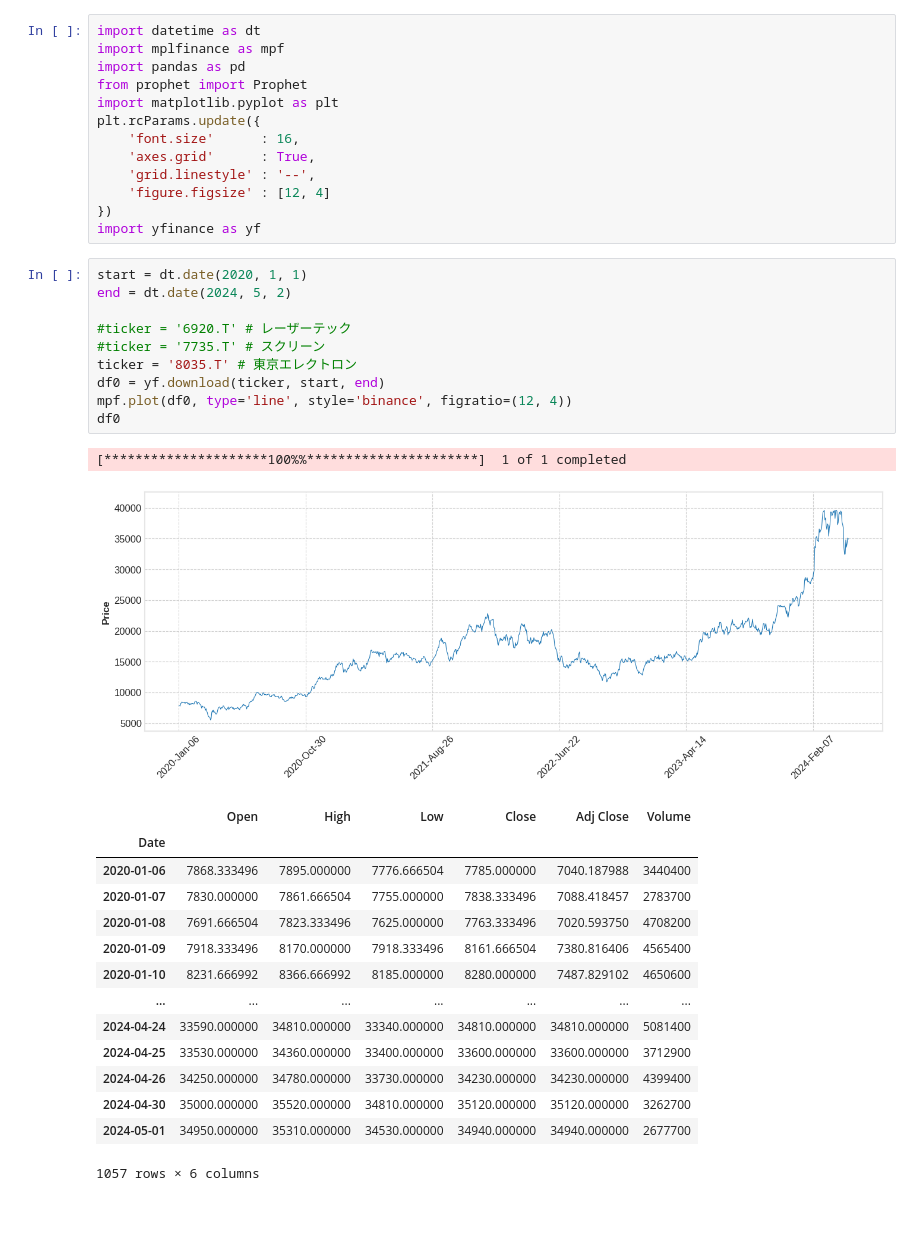
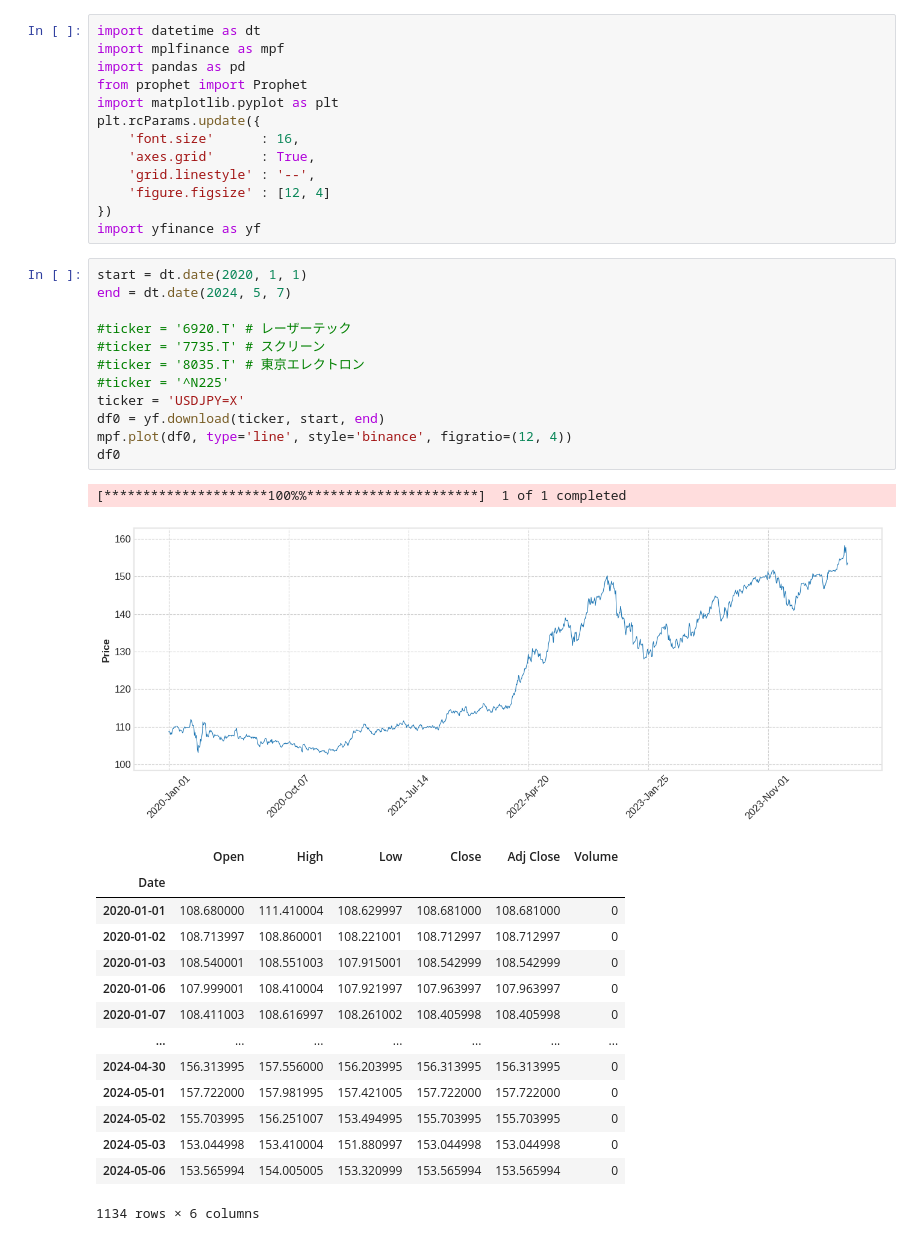
Before and after one commit to bitwalk123/stock-explorer, a Jupyter notebook: jupyter/trend_analysis_10.ipynb, the cells around one changed output. Cells and saved outputs as stored; diff of their text form; blank space fills up the shorter version.

```diff
--- a/jupyter/trend_analysis_10.ipynb
+++ b/jupyter/trend_analysis_10.ipynb
@@ -13,31 +13,33 @@ plt.rcParams.update({
 import yfinance as yf
 # %%
 start = dt.date(2020, 1, 1)
-end = dt.date(2024, 5, 2)
+end = dt.date(2024, 5, 7)
 
 #ticker = '6920.T' # レーザーテック
 #ticker = '7735.T' # スクリーン
-ticker = '8035.T' # 東京エレクトロン
+#ticker = '8035.T' # 東京エレクトロン
+#ticker = '^N225'
+ticker = 'USDJPY=X'
 df0 = yf.download(ticker, start, end)
 mpf.plot(df0, type='line', style='binance', figratio=(12, 4))
 df0
 # %% [output]
 [*********************100%%**********************]  1 of 1 completed
-[figure, old version]
+[figure, new version]
 |  | Open | High | Low | Close | Adj Close | Volume |
 | Date |  |  |  |  |  |  |
-| 2020-01-06 | 7868.333496 | 7895.000000 | 7776.666504 | 7785.000000 | 7040.187988 | 3440400 |
-| 2020-01-07 | 7830.000000 | 7861.666504 | 7755.000000 | 7838.333496 | 7088.418457 | 2783700 |
-| 2020-01-08 | 7691.666504 | 7823.333496 | 7625.000000 | 7763.333496 | 7020.593750 | 4708200 |
-| 2020-01-09 | 7918.333496 | 8170.000000 | 7918.333496 | 8161.666504 | 7380.816406 | 4565400 |
-| 2020-01-10 | 8231.666992 | 8366.666992 | 8185.000000 | 8280.000000 | 7487.829102 | 4650600 |
+| 2020-01-01 | 108.680000 | 111.410004 | 108.629997 | 108.681000 | 108.681000 | 0 |
+| 2020-01-02 | 108.713997 | 108.860001 | 108.221001 | 108.712997 | 108.712997 | 0 |
+| 2020-01-03 | 108.540001 | 108.551003 | 107.915001 | 108.542999 | 108.542999 | 0 |
+| 2020-01-06 | 107.999001 | 108.410004 | 107.921997 | 107.963997 | 107.963997 | 0 |
+| 2020-01-07 | 108.411003 | 108.616997 | 108.261002 | 108.405998 | 108.405998 | 0 |
 | ... | ... | ... | ... | ... | ... | ... |
-| 2024-04-24 | 33590.000000 | 34810.000000 | 33340.000000 | 34810.000000 | 34810.000000 | 5081400 |
-| 2024-04-25 | 33530.000000 | 34360.000000 | 33400.000000 | 33600.000000 | 33600.000000 | 3712900 |
-| 2024-04-26 | 34250.000000 | 34780.000000 | 33730.000000 | 34230.000000 | 34230.000000 | 4399400 |
-| 2024-04-30 | 35000.000000 | 35520.000000 | 34810.000000 | 35120.000000 | 35120.000000 | 3262700 |
-| 2024-05-01 | 34950.000000 | 35310.000000 | 34530.000000 | 34940.000000 | 34940.000000 | 2677700 |
+| 2024-04-30 | 156.313995 | 157.556000 | 156.203995 | 156.313995 | 156.313995 | 0 |
+| 2024-05-01 | 157.722000 | 157.981995 | 157.421005 | 157.722000 | 157.722000 | 0 |
+| 2024-05-02 | 155.703995 | 156.251007 | 153.494995 | 155.703995 | 155.703995 | 0 |
+| 2024-05-03 | 153.044998 | 153.410004 | 151.880997 | 153.044998 | 153.044998 | 0 |
+| 2024-05-06 | 153.565994 | 154.005005 | 153.320999 | 153.565994 | 153.565994 | 0 |
-1057 rows × 6 columns
+1134 rows × 6 columns
 # %%
 df = pd.DataFrame({'ds': df0.index, 'y': df0['Close']}).reset_index(drop=True)
 df
```
Also changed, not shown: parts of 6 cells of this notebook, 2 other files.
